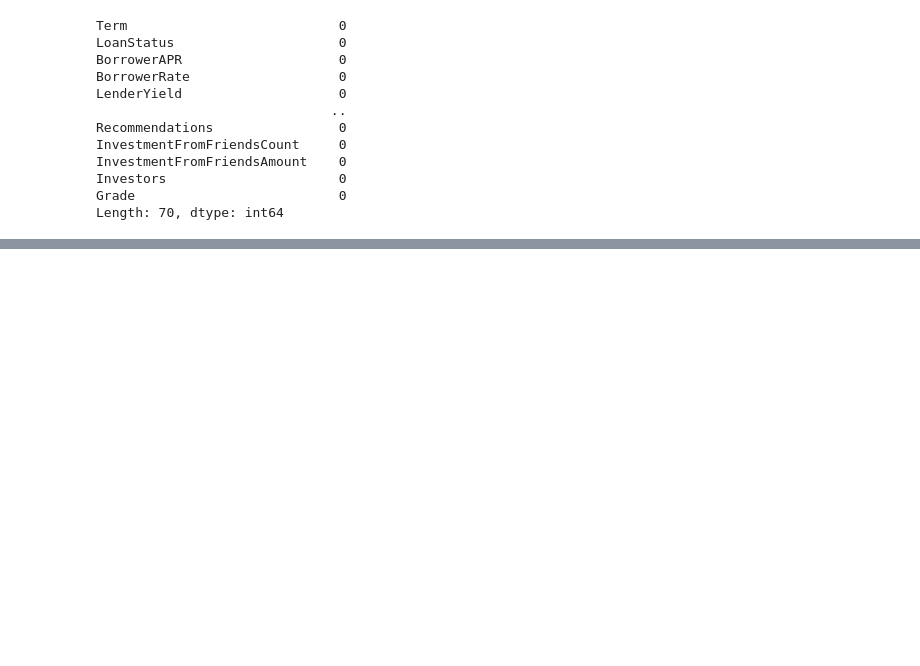
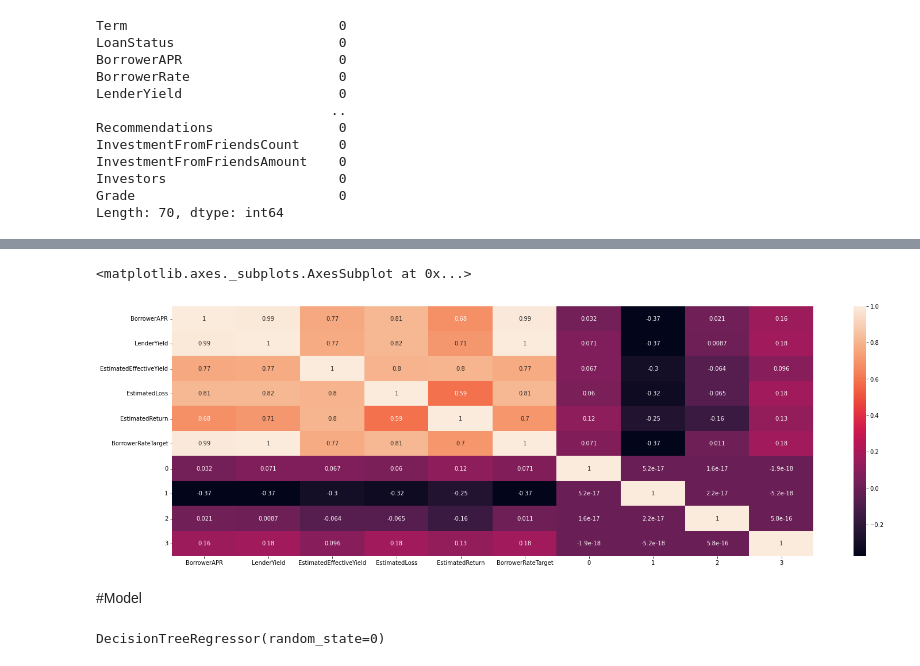
Before and after one commit to MAboElFottouh/Predictive-Modelling-Using-Social-Profile-in-Online-P2P-Lending-Market-Project-TCS56EA, a Jupyter notebook: task1.ipynb, the cells around one changed output, grey strips where cells are left out. Cells and saved outputs as stored; diff of their text form; code cells hidden in the pictures; blank space fills up the shorter version.

```diff
--- a/task1.ipynb
+++ b/task1.ipynb
@@ -411,0 +693,6 @@ Length: 70, dtype: int64
+# %%
+pca_data=pd.DataFrame(data=pca_components)
+# %%
+new_data=pd.concat([high_features,pca_data],axis=1)
+print(new_data.shape)
+new_data.head()
@@ -411,0 +707,6 @@ Length: 70, dtype: int64
+# %%
+plt.figure(figsize=(25,8))
+sns.heatmap(new_data.corr(),annot=True)
+# %% [output]
+<matplotlib.axes._subplots.AxesSubplot at 0x...>
+[figure, added]
@@ -411,0 +718,10 @@ Length: 70, dtype: int64
+# %% [markdown]
+#Model
+# %%
+from sklearn.model_selection import cross_val_score
+from sklearn.tree import DecisionTreeRegressor
+
+DT = DecisionTreeRegressor(random_state=0)
+DT.fit(X, y)
+# %% [output]
+DecisionTreeRegressor(random_state=0)
```
Also changed, not shown: parts of 53 cells of this notebook.
